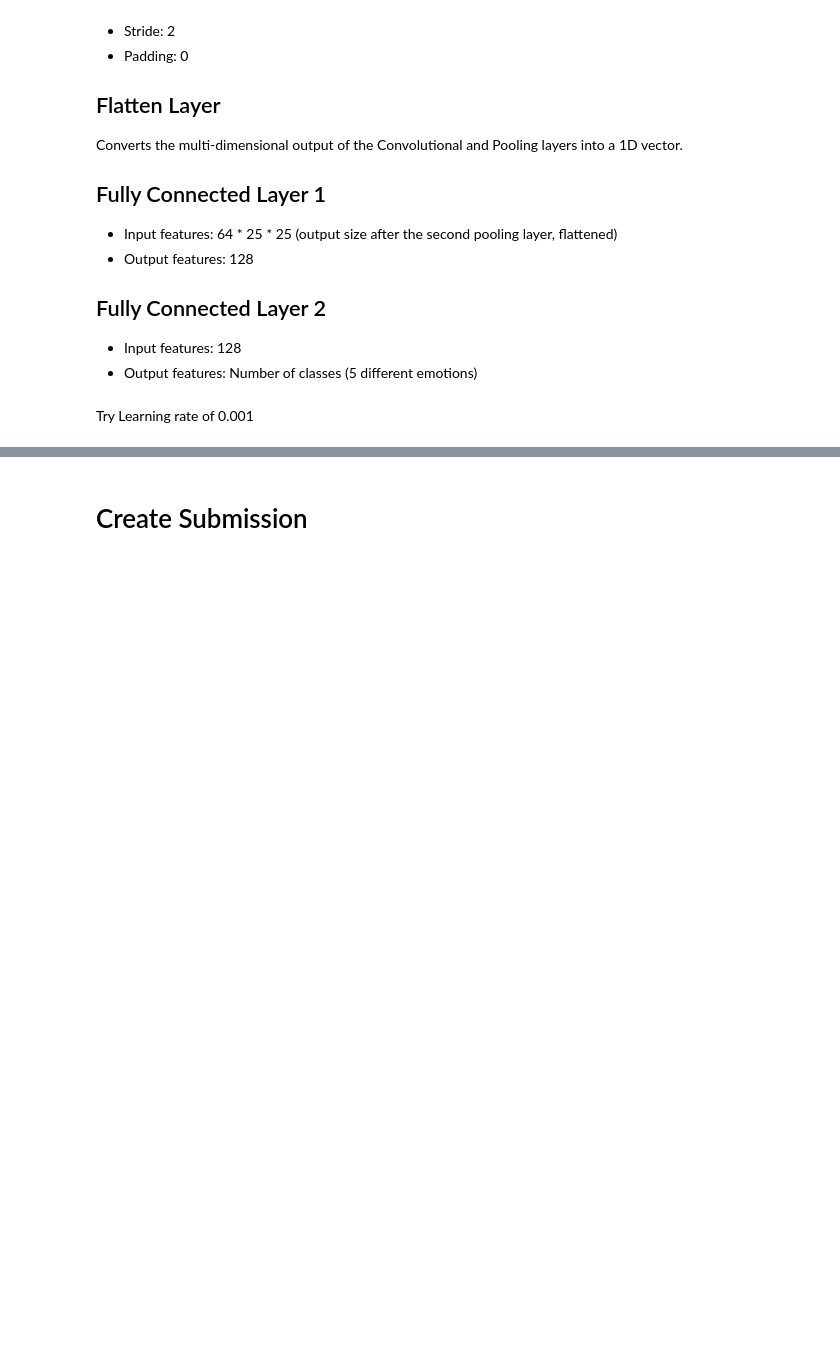
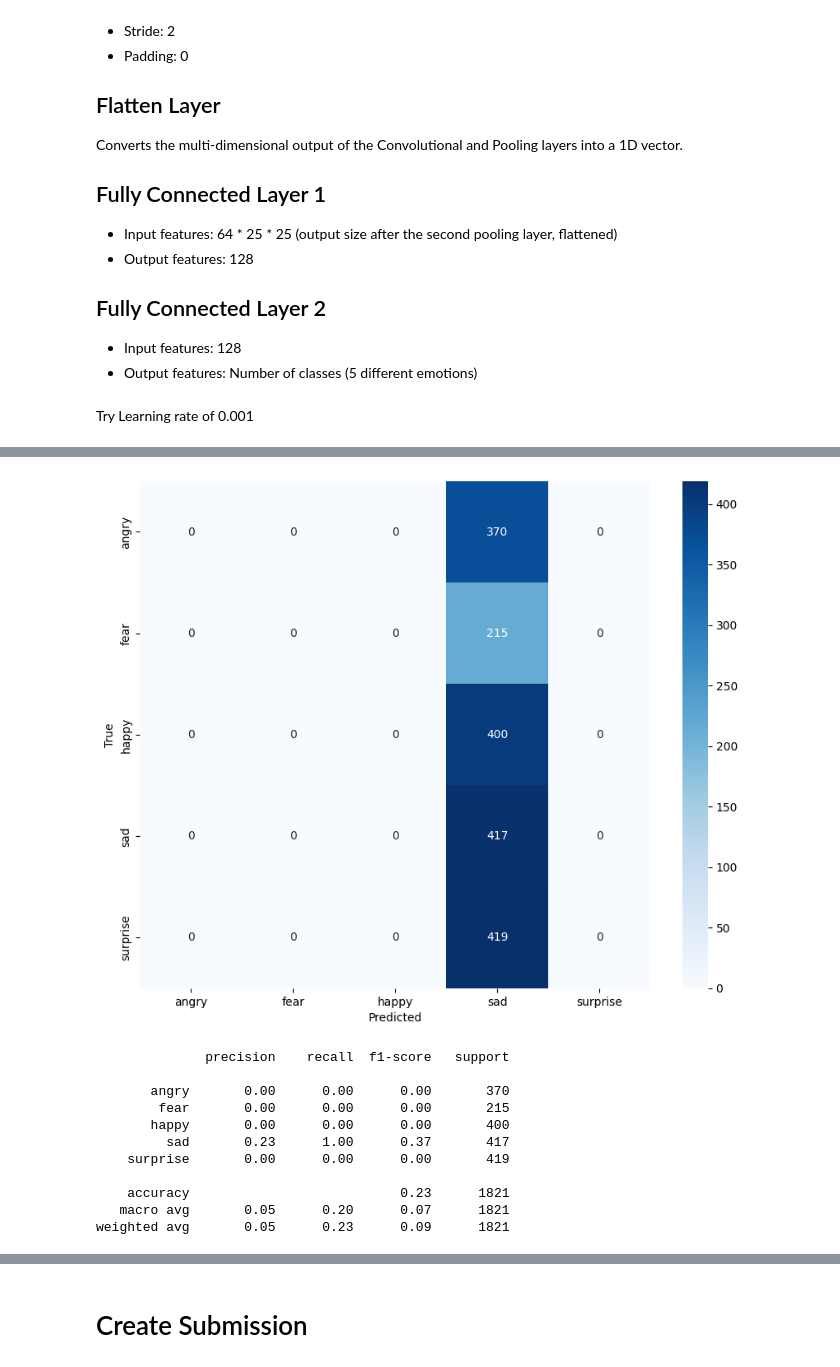
Before and after one commit to jasperfue/AIIM, a Jupyter notebook: notebook.ipynb, the cells around one changed output, grey strips where cells are left out. Drawn from its saved outputs; the diff is of its cells as text; code cells hidden in the pictures; blank space fills up the shorter version.

Commit message:
Confusion Matrix

```diff
--- a/notebook.ipynb
+++ b/notebook.ipynb
@@ -124,20 +125,14 @@ Using 910 files for validation.
 normalization_layer = tf.keras.layers.Rescaling(1./255)
 
 data_augmentation = tf.keras.Sequential([
+    RandomFlip("horizontal_and_vertical"),
     RandomRotation(0.15),
     RandomZoom(0.1),
     RandomContrast(0.2),
     RandomBrightness(0.2)
 ])
-
-# train_ds = train_ds.map(lambda x, y: (normalization_layer(x), y))
-# validation_ds = validation_ds.map(lambda x, y: (normalization_layer(x), y))
-train_ds = train_ds.map(lambda x, y: (data_augmentation(x, training=True), y))
-
-# AUTOTUNE = tf.data.AUTOTUNE
-
-# train_ds = train_ds.cache().prefetch(buffer_size=AUTOTUNE)
-# validation_ds = validation_ds.cache().prefetch(buffer_size=AUTOTUNE)
+validation_ds = validation_ds.map(lambda x, y: (normalization_layer(x), y))
+train_ds = train_ds.map(lambda x, y: (data_augmentation(normalization_layer(x), training=True), y))
 # %% [markdown]
 # Convolutional Operation
 
@@ -261,3 +247,26 @@ F1-Score:  0.07848076179906657
+# %%
+# Confusion Matrix und Classification Report
+cm = confusion_matrix(y_val_true_classes, y_val_pred_classes)
+plt.figure(figsize=(10, 8))
+sns.heatmap(cm, annot=True, fmt='d', cmap='Blues', xticklabels=class_names, yticklabels=class_names)
+plt.xlabel('Predicted')
+plt.ylabel('True')
+plt.show()
+
+print(classification_report(y_val_true_classes, y_val_pred_classes, target_names=class_names))
+# %% [output]
+[figure, added]
+              precision    recall  f1-score   support
+
+       angry       0.00      0.00      0.00       370
+        fear       0.00      0.00      0.00       215
+       happy       0.00      0.00      0.00       400
+         sad       0.23      1.00      0.37       417
+    surprise       0.00      0.00      0.00       419
+
+    accuracy                           0.23      1821
+   macro avg       0.05      0.20      0.07      1821
+weighted avg       0.05      0.23      0.09      1821
 # %%
 # Plot the loss and accuracy curves for training and validation
 plt.plot(history.history['val_loss'], color='b', label="validation loss")
```
Also changed, not shown: parts of 7 cells of this notebook.
